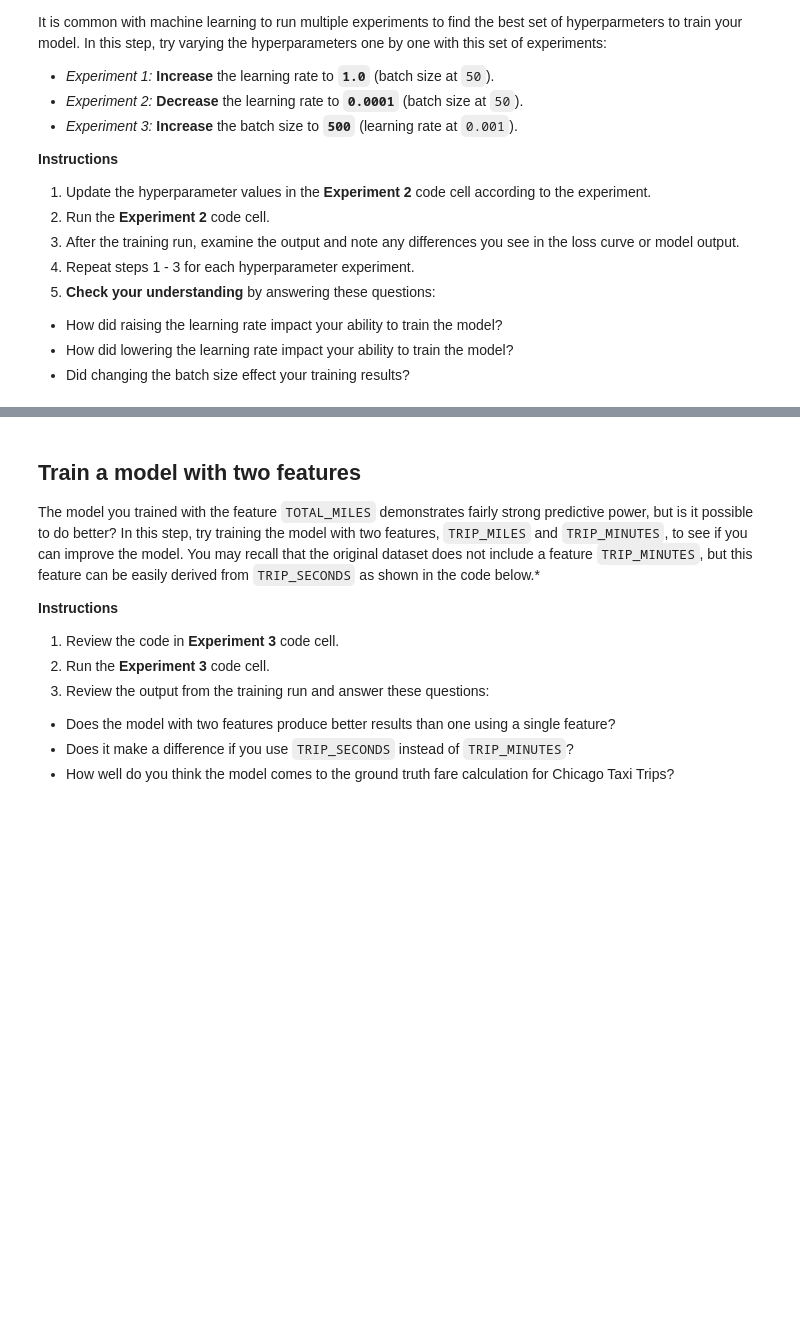
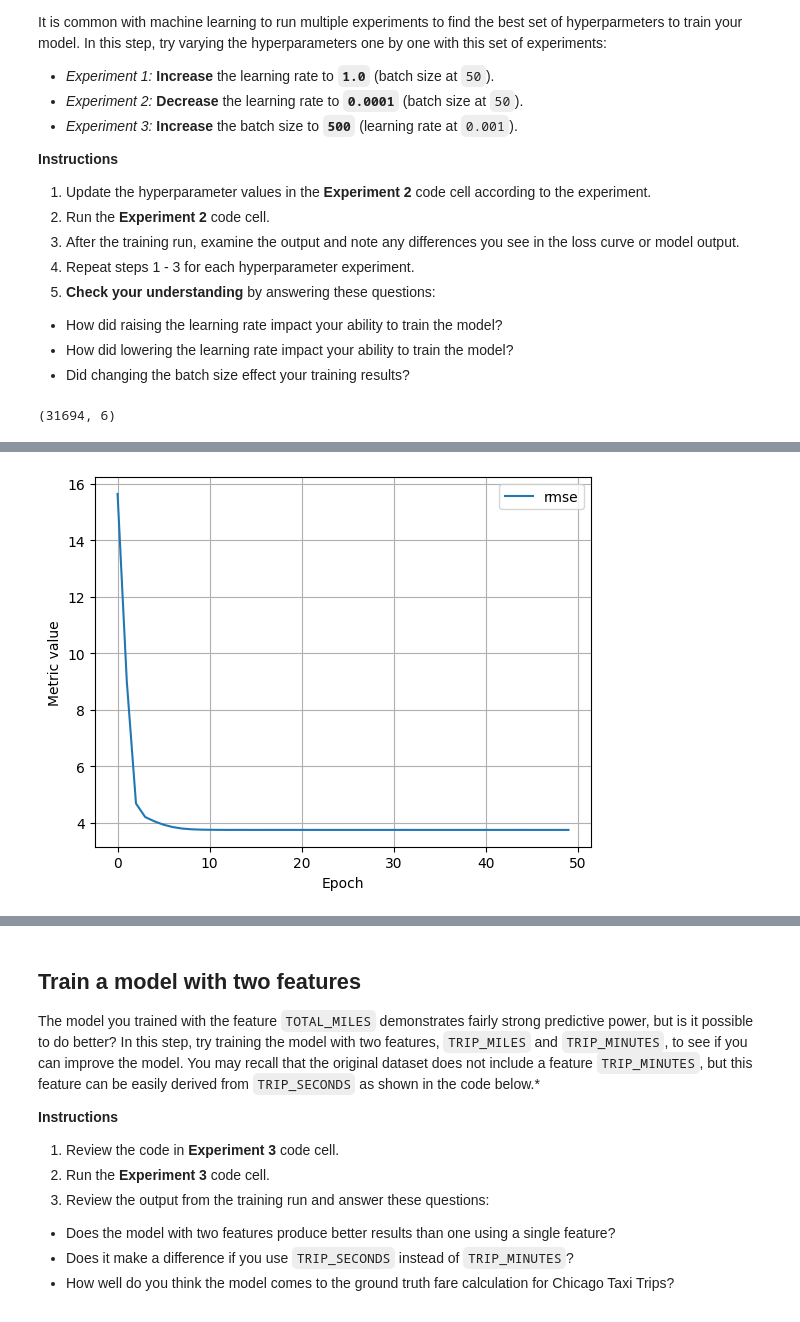
Before and after one commit to akshayahire/MLHandsOn, a Jupyter notebook: ml/cc/exercises/linear_regression_taxi.ipynb, the cells around one changed output, grey strips where cells are left out. Saved outputs shown, nothing was run; the diff lists cells and outputs as text; code cells hidden in the pictures; blank space fills up the shorter version.

```diff
--- a/ml/cc/exercises/linear_regression_taxi.ipynb
+++ b/ml/cc/exercises/linear_regression_taxi.ipynb
@@ -347,6 +449,10 @@ It is common with machine learning to run multiple experiments to find the best
   * How did raising the learning rate impact your ability to train the model?
   * How did lowering the learning rate impact your ability to train the model?
   * Did changing the batch size effect your training results?
+# %%
+training_df.shape
+# %% [output]
+(31694, 6)
 # %%
 #@title Code - Experiment 2
 
@@ -354,7 +460,7 @@ It is common with machine learning to run multiple experiments to find the best
 # TODO - Adjust these hyperparameters to see how they impact a training run.
 settings_2 = ml_edu.experiment.ExperimentSettings(
     learning_rate = 0.001,
-    number_epochs = 20,
+    number_epochs = 50,
     batch_size = 50,
     input_features = ['TRIP_MILES']
 )
@@ -367,3 +473,4 @@ experiment_2 = train_model('one_feature_hyper', model_2, training_df, 'FARE', se
 
 ml_edu.results.plot_experiment_metrics(experiment_2, ['rmse'])
 ml_edu.results.plot_model_predictions(experiment_2, training_df, 'FARE')
+# %% [output]
@@ -370,3 +495,4 @@ ml_edu.results.plot_model_predictions(experiment_2, training_df, 'FARE')
+[figure, added]
 # %%
 #@title Double-click to view answers for hyperparameter experiments
 
```
Also changed, not shown: parts of 20 cells of this notebook.
